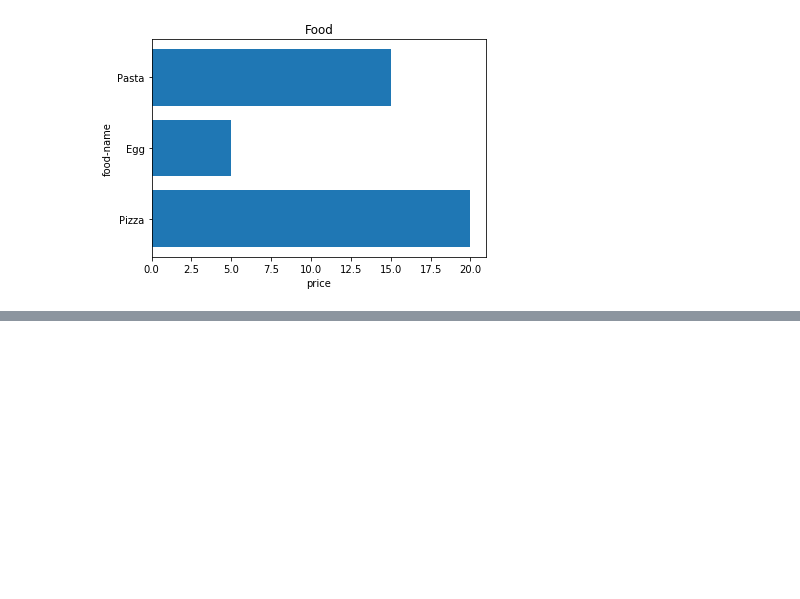
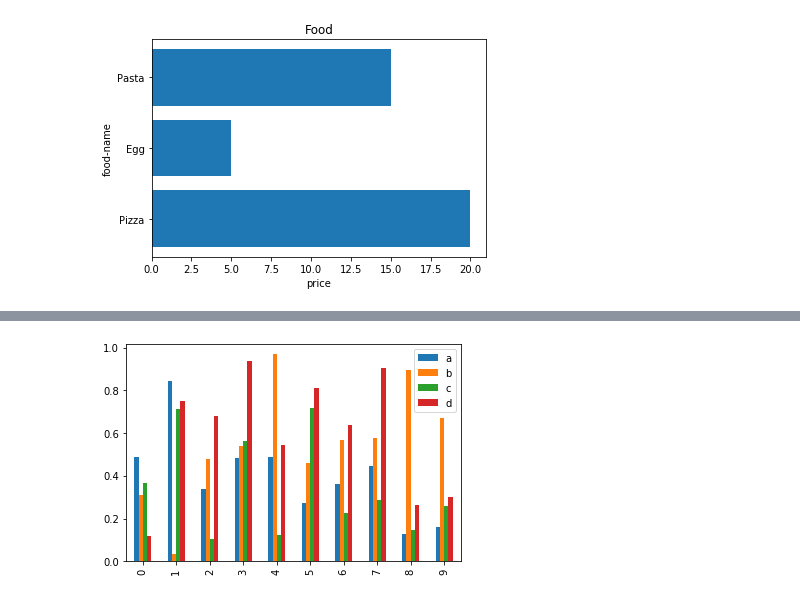
Before and after one commit to aliazani/machine-learning, a Jupyter notebook: 4-matplotlib/1-introduction-matplotlib.ipynb, the cells around one changed output, grey strips where cells are left out. Drawn from its saved outputs; the diff is of its cells as text; code cells hidden in the pictures; blank space fills up the shorter version.

```diff
--- a/4-matplotlib/1-introduction-matplotlib.ipynb
+++ b/4-matplotlib/1-introduction-matplotlib.ipynb
@@ -173,0 +275,4 @@ ax[1, 1].hist(np.random.randn(100));
+# %%
+# create some data
+x = np.random.rand(10, 4)
+x
@@ -173,0 +290,5 @@ ax[1, 1].hist(np.random.randn(100));
+# %%
+# turn it to dataframe
+
+df = pd.DataFrame(x, columns=['a', 'b', 'c', 'd'])
+df
@@ -173,0 +307,5 @@ ax[1, 1].hist(np.random.randn(100));
+# %%
+# show the bar graph
+df.plot(kind='bar');
+# %% [output]
+[figure, added]
```
Also changed, not shown: parts of 31 cells of this notebook, 1 other file.
